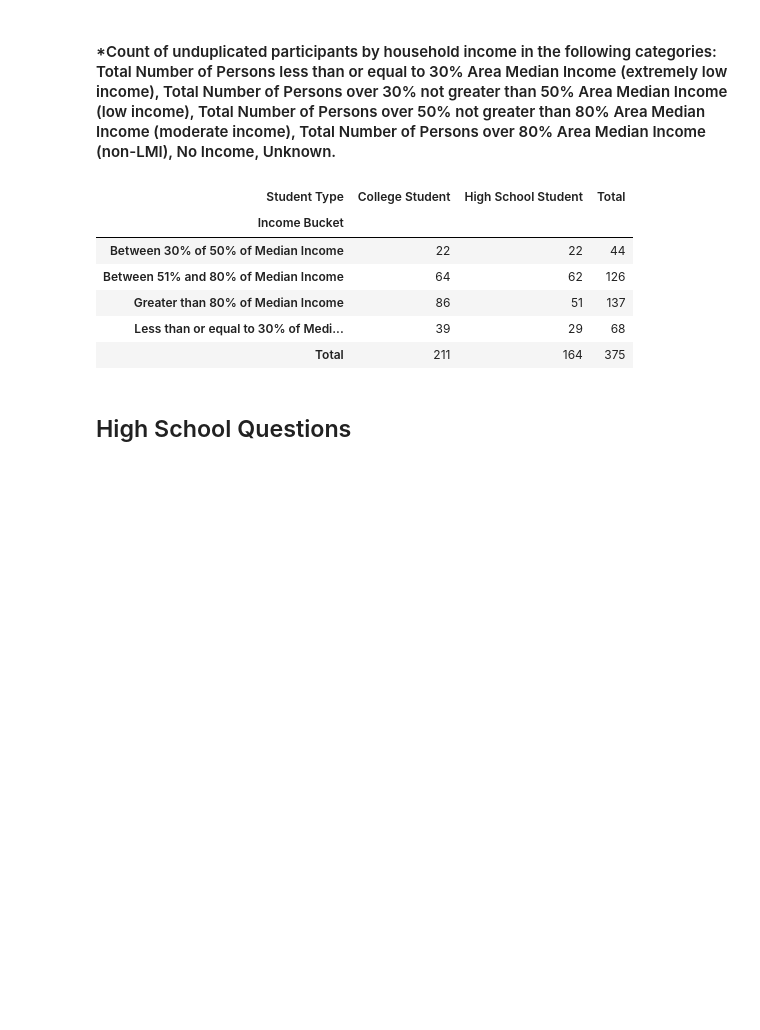
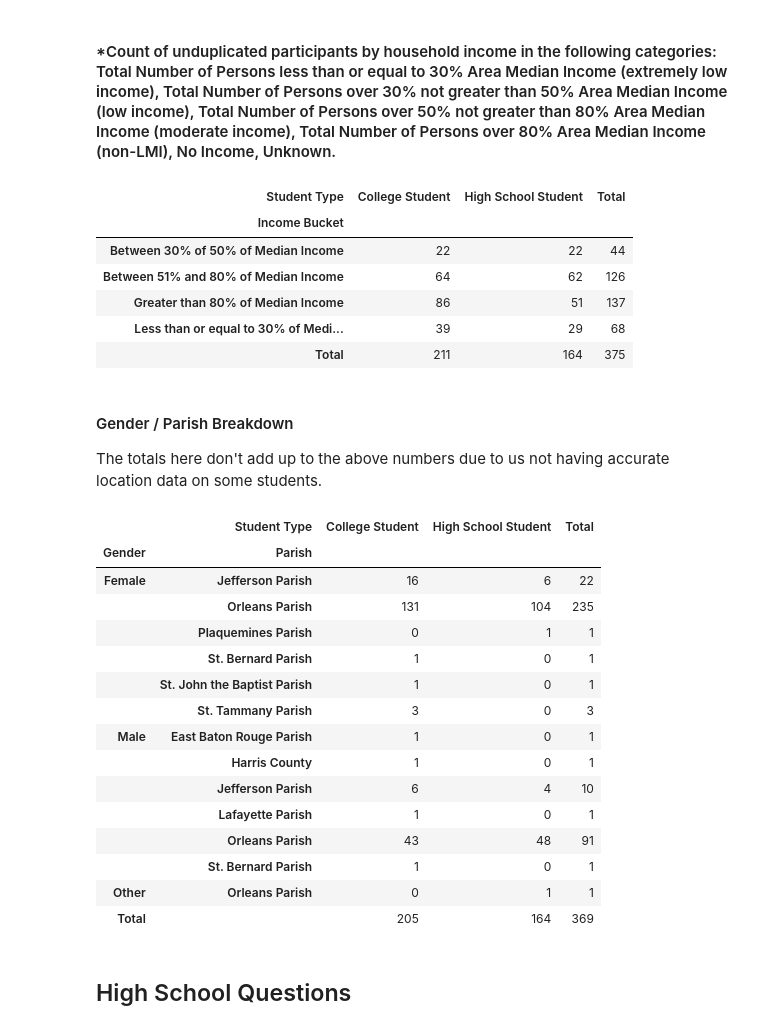
Before and after one commit to jbakerr/one-off, a Jupyter notebook: 2021/uw_sela_fy21/reports/Report.ipynb, the cells around one changed output. Saved outputs shown, nothing was run; the diff lists cells and outputs as text; code cells hidden in the pictures; blank space fills up the shorter version.

Commit message:
added parish data

```diff
--- a/2021/uw_sela_fy21/reports/Report.ipynb
+++ b/2021/uw_sela_fy21/reports/Report.ipynb
@@ -96,6 +96,30 @@ pd.crosstab([df['Income Bucket']], df.RT_RecordType__c, margins=True, colnames=[
 | Greater than 80% of Median Income | 86 | 51 | 137 |
 | Less than or equal to 30% of Medi... | 39 | 29 | 68 |
 | Total | 211 | 164 | 375 |
+# %% [markdown]
+#### Gender / Parish Breakdown
+
+The totals here don't add up to the above numbers due to us not having accurate location data on some students.
+# %%
+pd.crosstab([df.C_Gender__c, df.Parish], df.RT_RecordType__c, margins=True, colnames=[
+            'Student Type'], rownames=['Gender', 'Parish'], margins_name='Total')
+# %% [output]
+|  | Student Type | College Student | High School Student | Total |
+| Gender | Parish |  |  |  |
+| Female | Jefferson Parish | 16 | 6 | 22 |
+|  | Orleans Parish | 131 | 104 | 235 |
+|  | Plaquemines Parish | 0 | 1 | 1 |
+|  | St. Bernard Parish | 1 | 0 | 1 |
+|  | St. John the Baptist Parish | 1 | 0 | 1 |
+|  | St. Tammany Parish | 3 | 0 | 3 |
+| Male | East Baton Rouge Parish | 1 | 0 | 1 |
+|  | Harris County | 1 | 0 | 1 |
+|  | Jefferson Parish | 6 | 4 | 10 |
+|  | Lafayette Parish | 1 | 0 | 1 |
+|  | Orleans Parish | 43 | 48 | 91 |
+|  | St. Bernard Parish | 1 | 0 | 1 |
+| Other | Orleans Parish | 0 | 1 | 1 |
+| Total |  | 205 | 164 | 369 |
 # %% [markdown]
 ## High School Questions
 # %%
```
Also changed, not shown: 1 other file.
